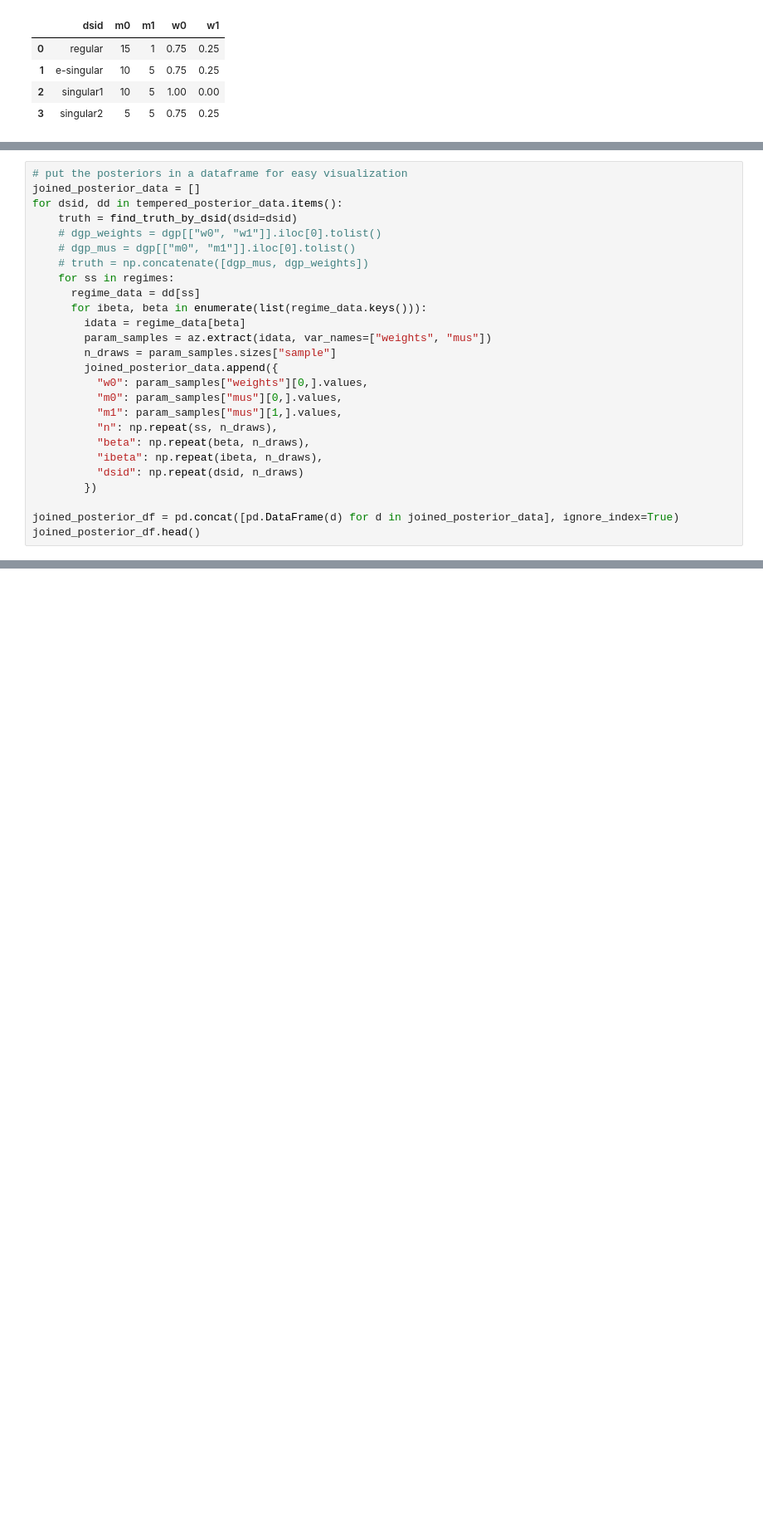
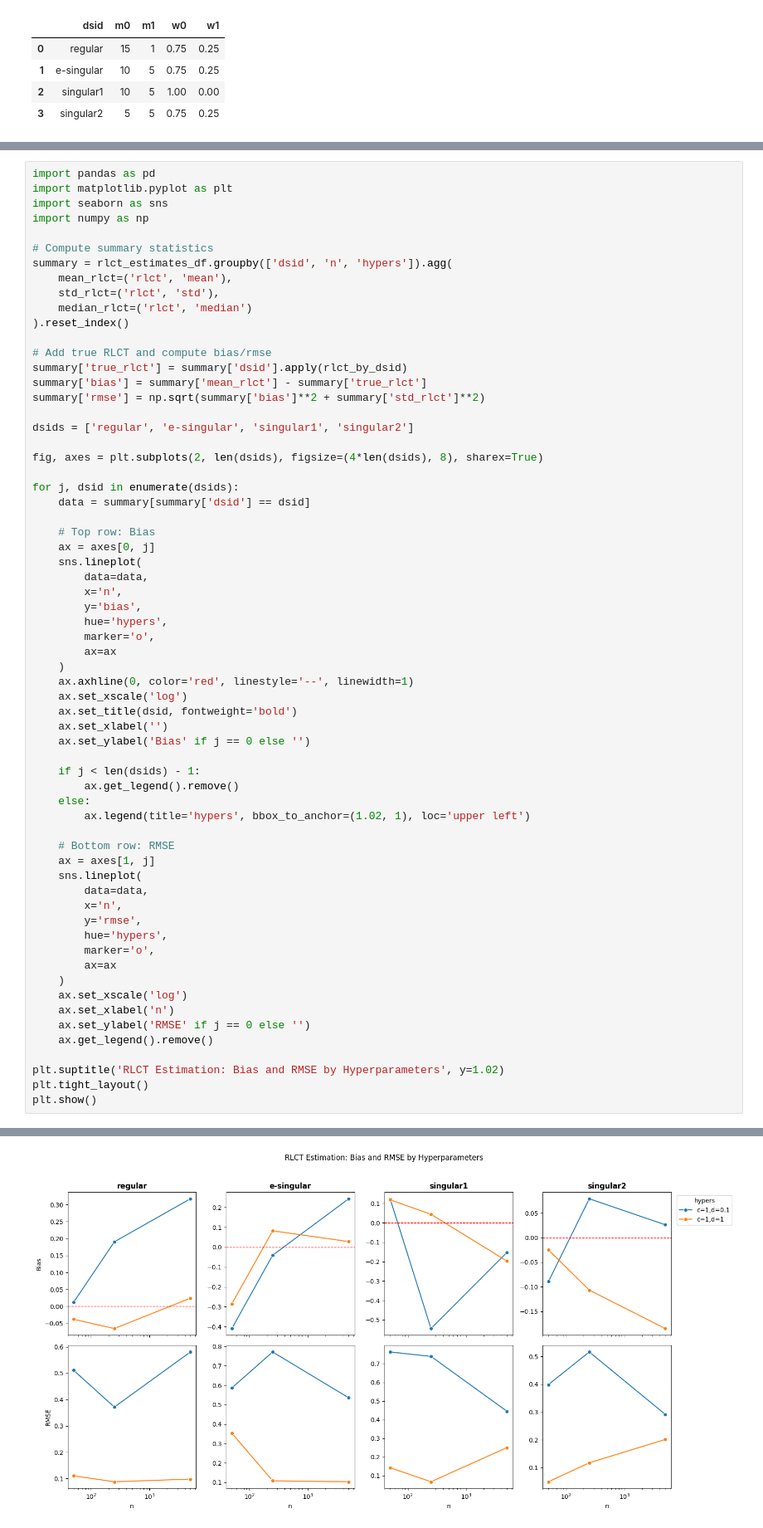
Before and after one commit to RealAshrafAhmed/singular-learning-theory, a Jupyter notebook: zoo/python/projects/luna/notebooks/poisson2d/poisson2d-rlct.ipynb, the cells around one changed output, grey strips where cells are left out. Shown at 83% size. Cells and saved outputs as stored; diff of their text form; blank space fills up the shorter version.

```diff
--- a/zoo/python/projects/luna/notebooks/poisson2d/poisson2d-rlct.ipynb
+++ b/zoo/python/projects/luna/notebooks/poisson2d/poisson2d-rlct.ipynb
@@ -303,27 +449,65 @@ File /Users/ashrafahmed/workspace/waterloo-slt-reading-group/zoo/python/projects
 # %%
-# put the posteriors in a dataframe for easy visualization
-joined_posterior_data = []
-for dsid, dd in tempered_posterior_data.items():
-    truth = find_truth_by_dsid(dsid=dsid)
-    # dgp_weights = dgp[["w0", "w1"]].iloc[0].tolist()
-    # dgp_mus = dgp[["m0", "m1"]].iloc[0].tolist()
-    # truth = np.concatenate([dgp_mus, dgp_weights])
-    for ss in regimes:
-      regime_data = dd[ss]
-      for ibeta, beta in enumerate(list(regime_data.keys())):
-        idata = regime_data[beta]
-        param_samples = az.extract(idata, var_names=["weights", "mus"])
-        n_draws = param_samples.sizes["sample"]
-        joined_posterior_data.append({
-          "w0": param_samples["weights"][0,].values,
-          "m0": param_samples["mus"][0,].values,
-          "m1": param_samples["mus"][1,].values,
-          "n": np.repeat(ss, n_draws),
-          "beta": np.repeat(beta, n_draws),
-          "ibeta": np.repeat(ibeta, n_draws),
-          "dsid": np.repeat(dsid, n_draws)
-        })
+import pandas as pd
+import matplotlib.pyplot as plt
+import seaborn as sns
+import numpy as np
 
-joined_posterior_df = pd.concat([pd.DataFrame(d) for d in joined_posterior_data], ignore_index=True)
-joined_posterior_df.head()
+# Compute summary statistics
+summary = rlct_estimates_df.groupby(['dsid', 'n', 'hypers']).agg(
+    mean_rlct=('rlct', 'mean'),
+    std_rlct=('rlct', 'std'),
+    median_rlct=('rlct', 'median')
+).reset_index()
+
+# Add true RLCT and compute bias/rmse
+summary['true_rlct'] = summary['dsid'].apply(rlct_by_dsid)
+summary['bias'] = summary['mean_rlct'] - summary['true_rlct']
+summary['rmse'] = np.sqrt(summary['bias']**2 + summary['std_rlct']**2)
+
+dsids = ['regular', 'e-singular', 'singular1', 'singular2']
+
+fig, axes = plt.subplots(2, len(dsids), figsize=(4*len(dsids), 8), sharex=True)
+
+for j, dsid in enumerate(dsids):
+    data = summary[summary['dsid'] == dsid]
+
+    # Top row: Bias
+    ax = axes[0, j]
+    sns.lineplot(
+        data=data,
+        x='n',
+        y='bias',
+        hue='hypers',
+        marker='o',
+        ax=ax
+    )
+    ax.axhline(0, color='red', linestyle='--', linewidth=1)
+    ax.set_xscale('log')
+    ax.set_title(dsid, fontweight='bold')
+    ax.set_xlabel('')
+    ax.set_ylabel('Bias' if j == 0 else '')
+
+    if j < len(dsids) - 1:
+        ax.get_legend().remove()
+    else:
+        ax.legend(title='hypers', bbox_to_anchor=(1.02, 1), loc='upper left')
+
+    # Bottom row: RMSE
+    ax = axes[1, j]
+    sns.lineplot(
+        data=data,
+        x='n',
+        y='rmse',
+        hue='hypers',
+        marker='o',
+        ax=ax
+    )
+    ax.set_xscale('log')
+    ax.set_xlabel('n')
+    ax.set_ylabel('RMSE' if j == 0 else '')
+    ax.get_legend().remove()
+
+plt.suptitle('RLCT Estimation: Bias and RMSE by Hyperparameters', y=1.02)
+plt.tight_layout()
+plt.show()
 # %% [output]
@@ -336 +514,2 @@ joined_posterior_df.head()
+[figure, added]
 # %%
```
Also changed, not shown: parts of 11 cells of this notebook, 2 other files.
